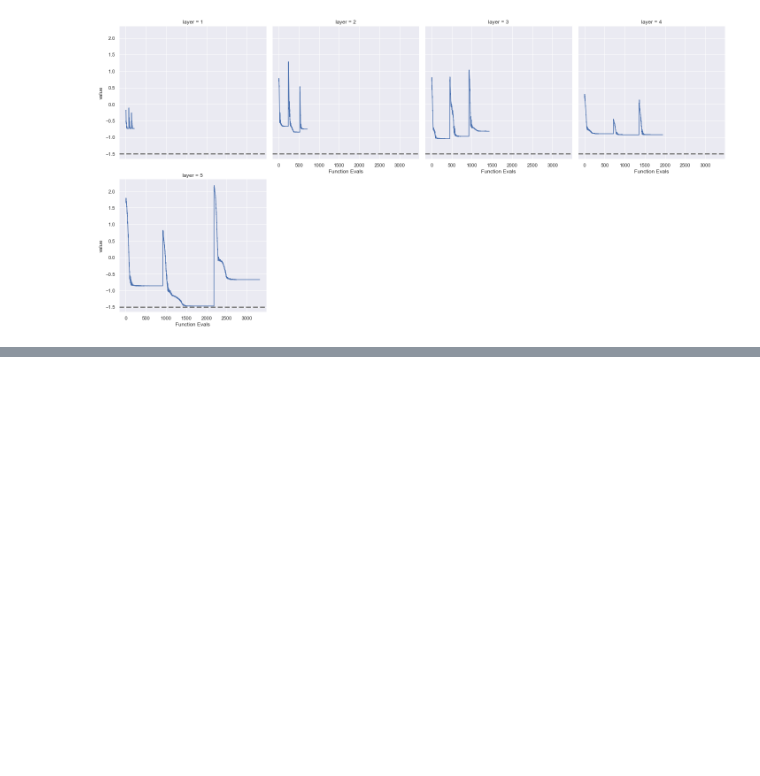
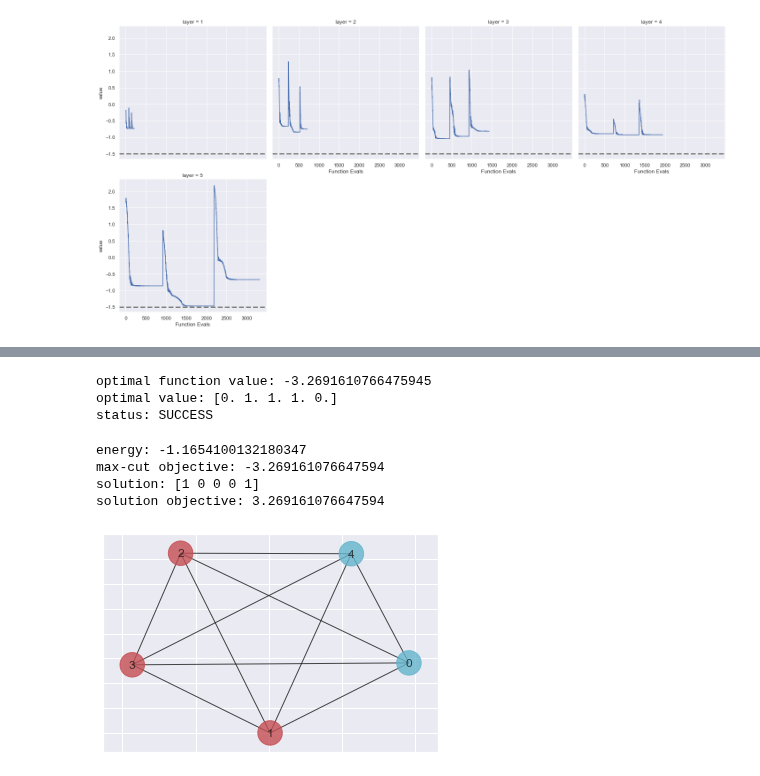
Before and after one commit to vivekkatial/HAQC, a Jupyter notebook: notebooks/10-solving-maxcut-using-qaoa.ipynb, the cells around one changed output, grey strips where cells are left out. Drawn from its saved outputs; the diff is of its cells as text; code cells hidden in the pictures; blank space fills up the shorter version.

```diff
--- a/notebooks/10-solving-maxcut-using-qaoa.ipynb
+++ b/notebooks/10-solving-maxcut-using-qaoa.ipynb
@@ -274,0 +327,5 @@ g.set_xticklabels(rotation=90)
+# %%
+five_qubitOp, offset = max_cut.get_operator(w)
+print('Offset:', offset)
+print('Ising Hamiltonian:')
+print(five_qubitOp.print_details())
@@ -274,0 +369,27 @@ g.set_xticklabels(rotation=90)
+# %%
+# solving Quadratic Program using exact classical eigensolver
+exact = MinimumEigenOptimizer(NumPyMinimumEigensolver())
+result = exact.solve(five_node_qp)
+print(result)
+# %% [output]
+optimal function value: -3.2691610766475945
+optimal value: [0. 1. 1. 1. 0.]
+status: SUCCESS
+# %%
+ee = NumPyMinimumEigensolver(five_qubitOp)
+result = ee.run()
+
+x = sample_most_likely(result.eigenstate)
+print('energy:', result.eigenvalue.real)
+print('max-cut objective:', result.eigenvalue.real + offset)
+print('solution:', max_cut.get_graph_solution(x))
+print('solution objective:', max_cut.max_cut_value(x, w))
+
+colors = ['r' if max_cut.get_graph_solution(x)[i] == 0 else 'c' for i in range(n)]
+draw_graph(G, colors, pos)
+# %% [output]
+energy: -1.1654100132180347
+max-cut objective: -3.269161076647594
+solution: [1 0 0 0 1]
+solution objective: 3.269161076647594
+[figure, added]
```
Also changed, not shown: parts of 17 cells of this notebook.
